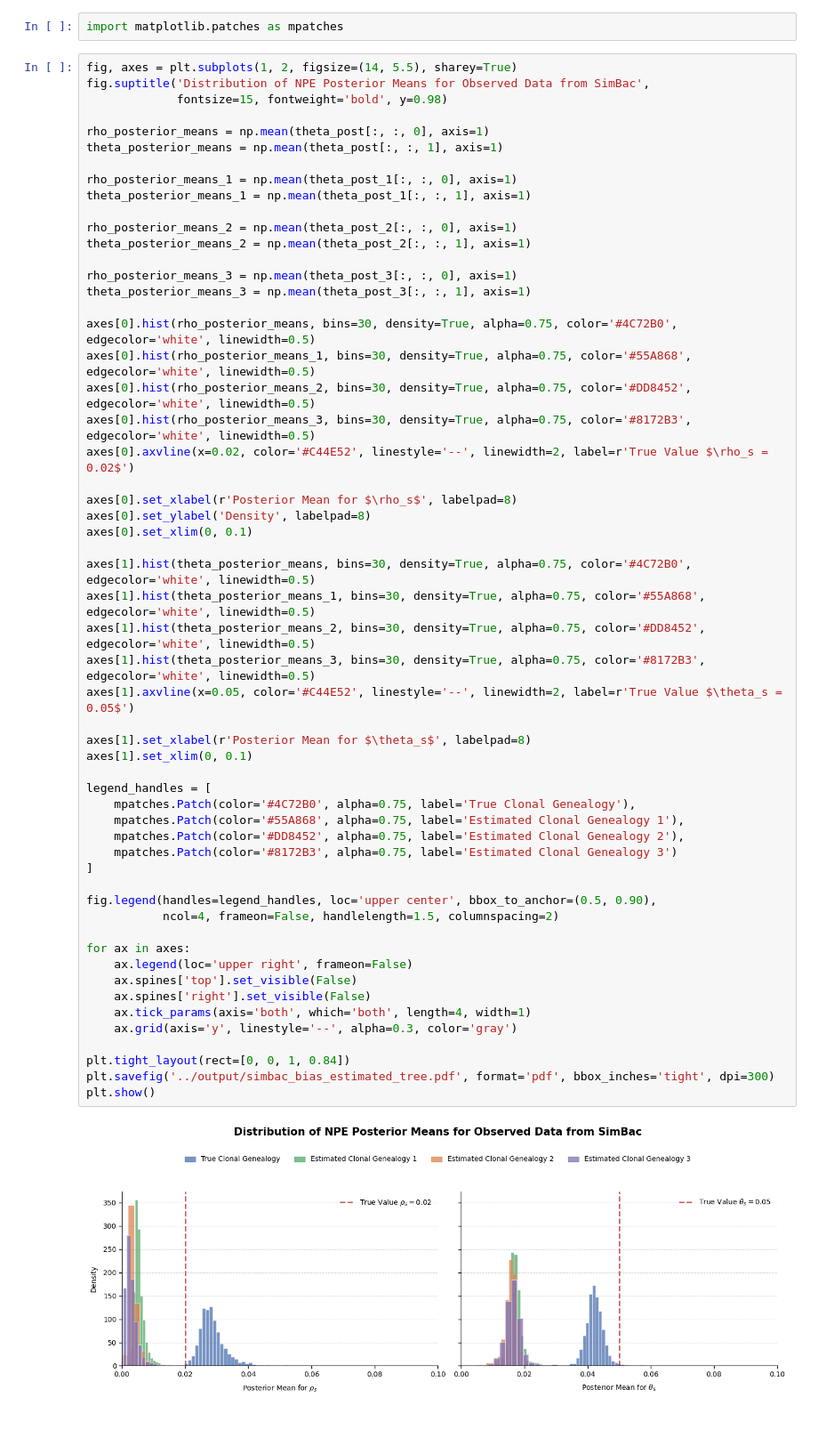
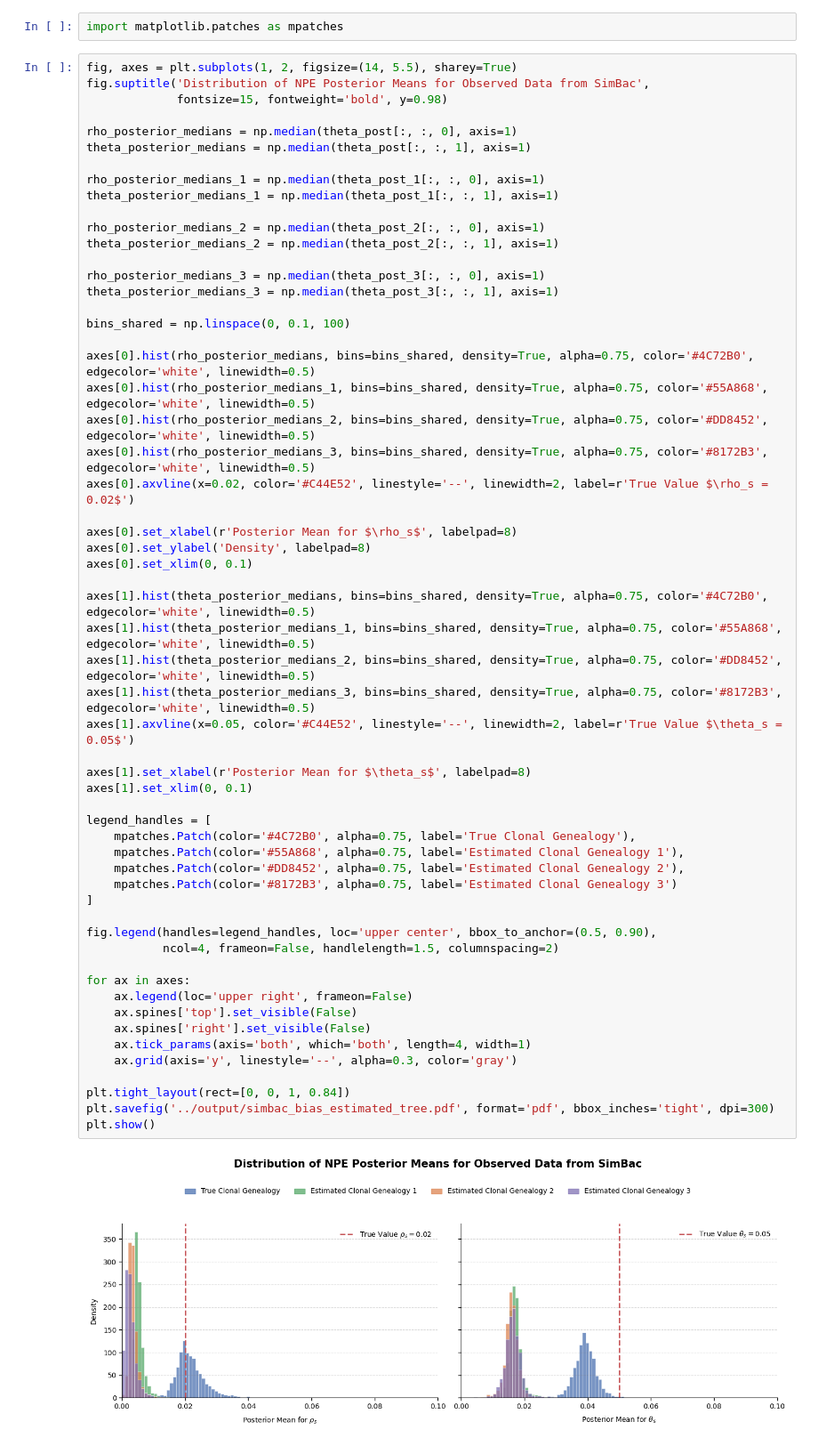
Before and after one commit to haochu-liu/likelihood-free, a Jupyter notebook: python/local_recomb_mutate_SimBac.ipynb, the cells around one changed output. Shown at 89% size. Drawn from its saved outputs; the diff is of its cells as text.

```diff
--- a/python/local_recomb_mutate_SimBac.ipynb
+++ b/python/local_recomb_mutate_SimBac.ipynb
@@ -428,56 +428,58 @@ fig, axes = plt.subplots(1, 2, figsize=(14, 5.5), sharey=True)
 fig.suptitle('Distribution of NPE Posterior Means for Observed Data from SimBac',
              fontsize=15, fontweight='bold', y=0.98)
 
-rho_posterior_means = np.mean(theta_post[:, :, 0], axis=1)
-theta_posterior_means = np.mean(theta_post[:, :, 1], axis=1)
+rho_posterior_medians = np.median(theta_post[:, :, 0], axis=1)
+theta_posterior_medians = np.median(theta_post[:, :, 1], axis=1)
 
-rho_posterior_means_1 = np.mean(theta_post_1[:, :, 0], axis=1)
-theta_posterior_means_1 = np.mean(theta_post_1[:, :, 1], axis=1)
+rho_posterior_medians_1 = np.median(theta_post_1[:, :, 0], axis=1)
+theta_posterior_medians_1 = np.median(theta_post_1[:, :, 1], axis=1)
 
-rho_posterior_means_2 = np.mean(theta_post_2[:, :, 0], axis=1)
-theta_posterior_means_2 = np.mean(theta_post_2[:, :, 1], axis=1)
+rho_posterior_medians_2 = np.median(theta_post_2[:, :, 0], axis=1)
+theta_posterior_medians_2 = np.median(theta_post_2[:, :, 1], axis=1)
 
-rho_posterior_means_3 = np.mean(theta_post_3[:, :, 0], axis=1)
-theta_posterior_means_3 = np.mean(theta_post_3[:, :, 1], axis=1)
+rho_posterior_medians_3 = np.median(theta_post_3[:, :, 0], axis=1)
+theta_posterior_medians_3 = np.median(theta_post_3[:, :, 1], axis=1)
 
-axes[0].hist(rho_posterior_means, bins=30, density=True, alpha=0.75, color='#4C72B0', edgecolor='white', linewidth=0.5)
-axes[0].hist(rho_posterior_means_1, bins=30, density=True, alpha=0.75, color='#55A868', edgecolor='white', linewidth=0.5)
-axes[0].hist(rho_posterior_means_2, bins=30, density=True, alpha=0.75, color='#DD8452', edgecolor='white', linewidth=0.5)
-axes[0].hist(rho_posterior_means_3, bins=30, density=True, alpha=0.75, color='#8172B3', edgecolor='white', linewidth=0.5)
+bins_shared = np.linspace(0, 0.1, 100)
+
+axes[0].hist(rho_posterior_medians, bins=bins_shared, density=True, alpha=0.75, color='#4C72B0', edgecolor='white', linewidth=0.5)
+axes[0].hist(rho_posterior_medians_1, bins=bins_shared, density=True, alpha=0.75, color='#55A868', edgecolor='white', linewidth=0.5)
+axes[0].hist(rho_posterior_medians_2, bins=bins_shared, density=True, alpha=0.75, color='#DD8452', edgecolor='white', linewidth=0.5)
+axes[0].hist(rho_posterior_medians_3, bins=bins_shared, density=True, alpha=0.75, color='#8172B3', edgecolor='white', linewidth=0.5)
 axes[0].axvline(x=0.02, color='#C44E52', linestyle='--', linewidth=2, label=r'True Value $\rho_s = 0.02$')
 
 axes[0].set_xlabel(r'Posterior Mean for $\rho_s$', labelpad=8)
 axes[0].set_ylabel('Density', labelpad=8)
 axes[0].set_xlim(0, 0.1)
 
-axes[1].hist(theta_posterior_means, bins=30, density=True, alpha=0.75, color='#4C72B0', edgecolor='white', linewidth=0.5)
-axes[1].hist(theta_posterior_means_1, bins=30, density=True, alpha=0.75, color='#55A868', edgecolor='white', linewidth=0.5)
-axes[1].hist(theta_posterior_means_2, bins=30, density=True, alpha=0.75, color='#DD8452', edgecolor='white', linewidth=0.5)
-axes[1].hist(theta_posterior_means_3, bins=30, density=True, alpha=0.75, color='#8172B3', edgecolor='white', linewidth=0.5)
+axes[1].hist(theta_posterior_medians, bins=bins_shared, density=True, alpha=0.75, color='#4C72B0', edgecolor='white', linewidth=0.5)
+axes[1].hist(theta_posterior_medians_1, bins=bins_shared, density=True, alpha=0.75, color='#55A868', edgecolor='white', linewidth=0.5)
+axes[1].hist(theta_posterior_medians_2, bins=bins_shared, density=True, alpha=0.75, color='#DD8452', edgecolor='white', linewidth=0.5)
+axes[1].hist(theta_posterior_medians_3, bins=bins_shared, density=True, alpha=0.75, color='#8172B3', edgecolor='white', linewidth=0.5)
 axes[1].axvline(x=0.05, color='#C44E52', linestyle='--', linewidth=2, label=r'True Value $\theta_s = 0.05$')
 
 axes[1].set_xlabel(r'Posterior Mean for $\theta_s$', labelpad=8)
 axes[1].set_xlim(0, 0.1)
 
 legend_handles = [
     mpatches.Patch(color='#4C72B0', alpha=0.75, label='True Clonal Genealogy'),
     mpatches.Patch(color='#55A868', alpha=0.75, label='Estimated Clonal Genealogy 1'),
     mpatches.Patch(color='#DD8452', alpha=0.75, label='Estimated Clonal Genealogy 2'),
     mpatches.Patch(color='#8172B3', alpha=0.75, label='Estimated Clonal Genealogy 3')
 ]
 
 fig.legend(handles=legend_handles, loc='upper center', bbox_to_anchor=(0.5, 0.90),
            ncol=4, frameon=False, handlelength=1.5, columnspacing=2)
 
 for ax in axes:
     ax.legend(loc='upper right', frameon=False)
     ax.spines['top'].set_visible(False)
     ax.spines['right'].set_visible(False)
     ax.tick_params(axis='both', which='both', length=4, width=1)
     ax.grid(axis='y', linestyle='--', alpha=0.3, color='gray')
 
 plt.tight_layout(rect=[0, 0, 1, 0.84])
 plt.savefig('../output/simbac_bias_estimated_tree.pdf', format='pdf', bbox_inches='tight', dpi=300)
 plt.show()
 # %% [output]
-[figure, old version]
+[figure, new version]
```
Also changed, not shown: 1 other file.
